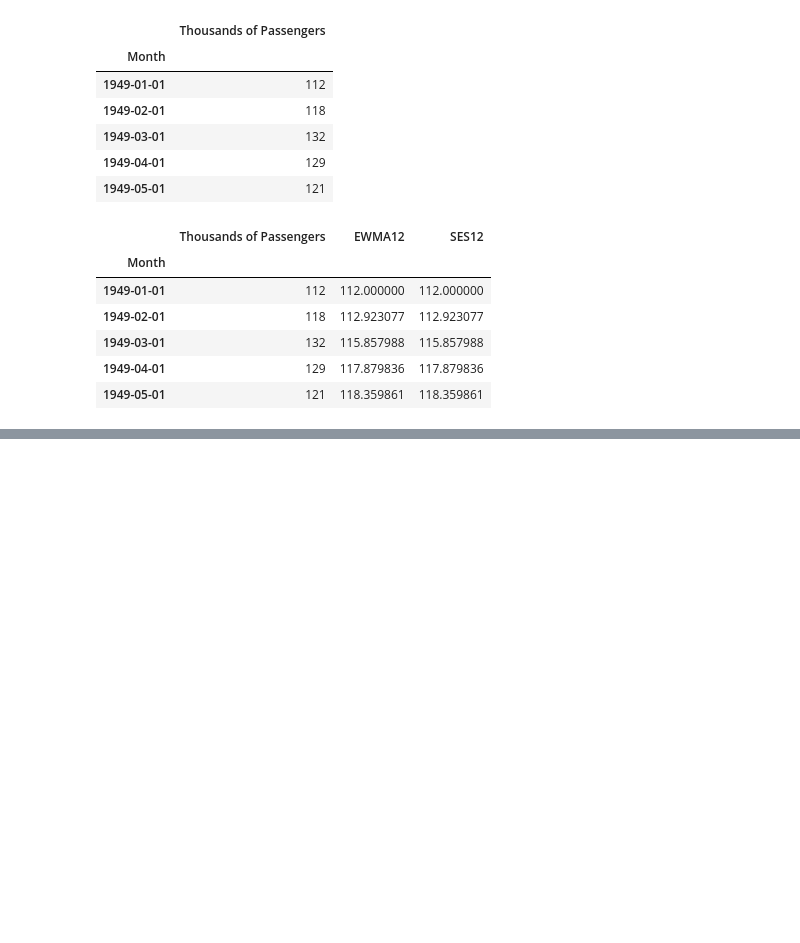
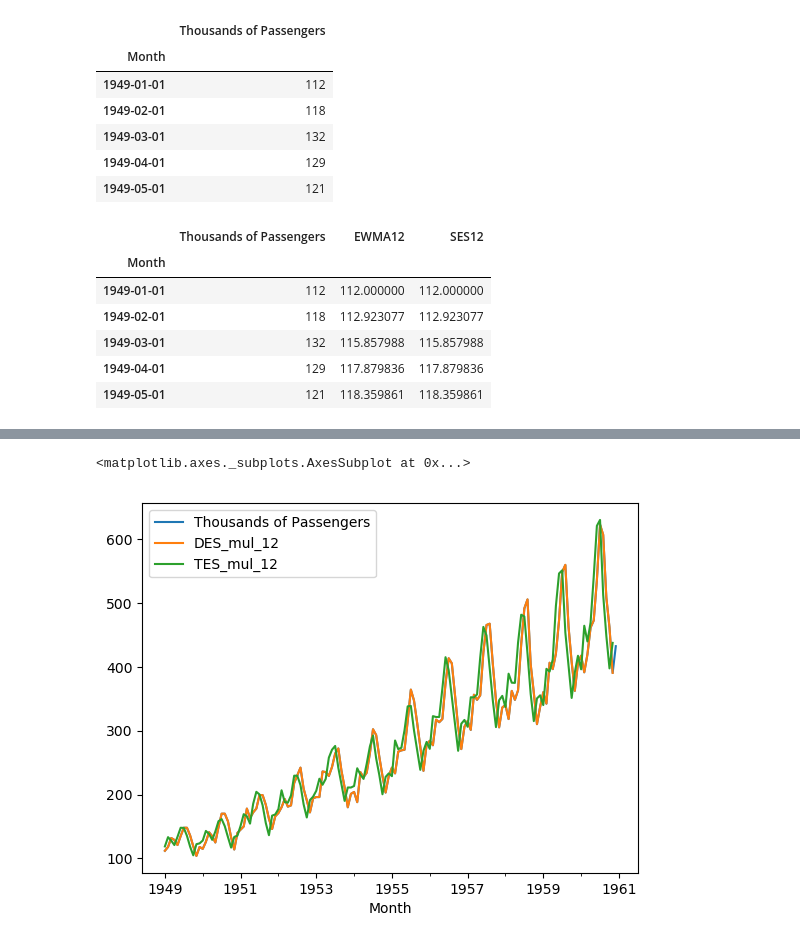
Before and after one commit to Menezes-Gus/Python-for-Time-Series-Data-Analysis, a Jupyter notebook: UDEMY_TSA_FINAL/05-Time-Series-Analysis-with-Statsmodels/hands_on.ipynb, the cells around one changed output, grey strips where cells are left out. Drawn from its saved outputs; the diff is of its cells as text; code cells hidden in the pictures; blank space fills up the shorter version.

```diff
--- a/UDEMY_TSA_FINAL/05-Time-Series-Analysis-with-Statsmodels/hands_on.ipynb
+++ b/UDEMY_TSA_FINAL/05-Time-Series-Analysis-with-Statsmodels/hands_on.ipynb
@@ -155,0 +172,11 @@ df.head()
+# %%
+df['TES_mul_12'] = ExponentialSmoothing(
+    df['Thousands of Passengers'],
+    trend='mul',
+    seasonal='mul',
+    seasonal_periods=12).fit().fittedvalues.shift(-1)
+# %%
+df[['Thousands of Passengers', 'DES_mul_12', 'TES_mul_12']].plot()
+# %% [output]
+<matplotlib.axes._subplots.AxesSubplot at 0x...>
+[figure, added]
```
Also changed, not shown: parts of 5 cells of this notebook, 1 other file.
